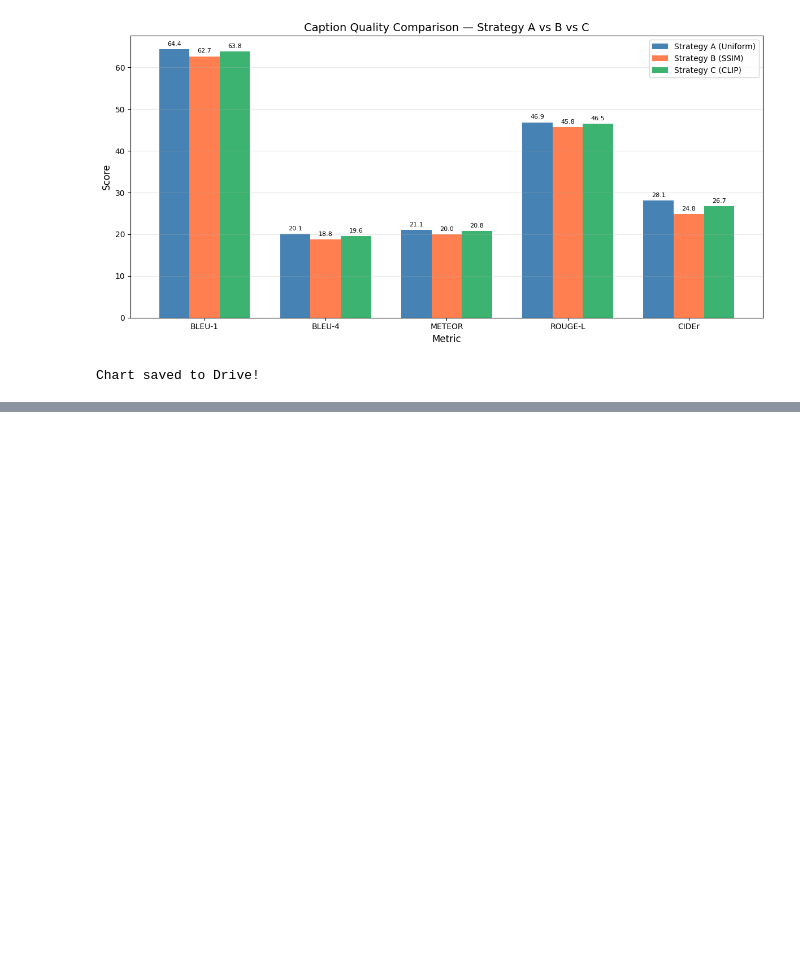
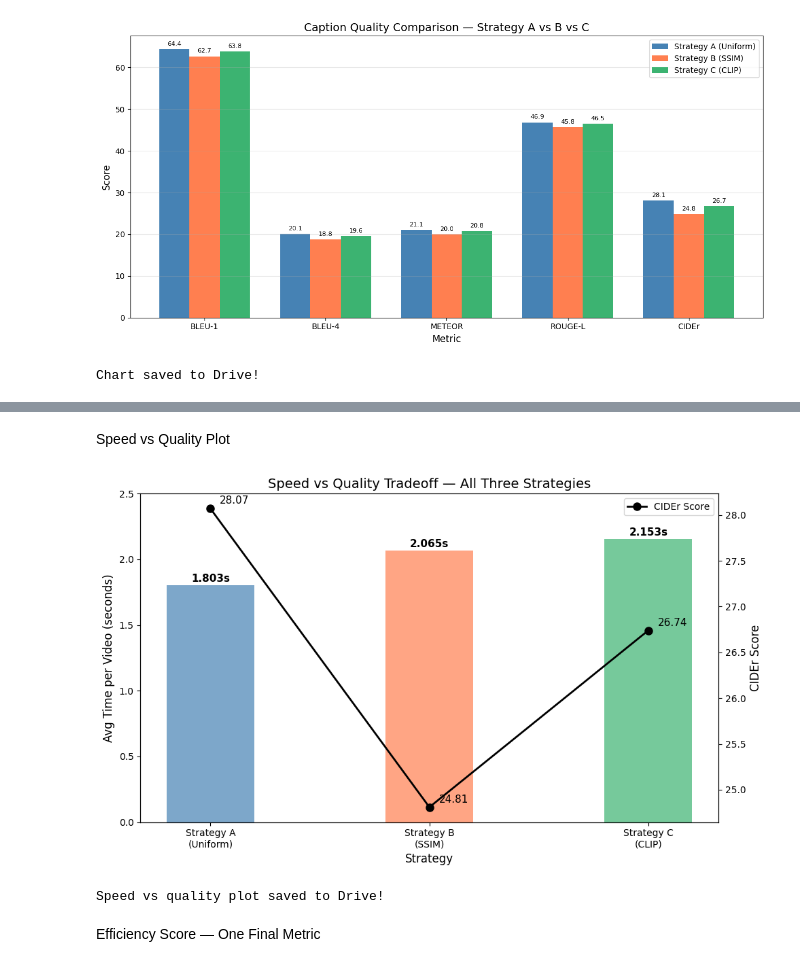
Before and after one commit to ajsarsva/video-captioning-thesis, a Jupyter notebook: notebooks/day17_evaluation.ipynb, the cells around one changed output, grey strips where cells are left out. Saved outputs shown, nothing was run; the diff lists cells and outputs as text; code cells hidden in the pictures; blank space fills up the shorter version.

```diff
--- a/notebooks/day17_evaluation.ipynb
+++ b/notebooks/day17_evaluation.ipynb
@@ -293,0 +338,47 @@ Chart saved to Drive!
+# %% [markdown]
+Speed vs Quality Plot
+# %%
+fig, ax1 = plt.subplots(figsize=(10, 6))
+
+x = np.arange(3)
+strategy_labels = ['Strategy A\n(Uniform)', 'Strategy B\n(SSIM)', 'Strategy C\n(CLIP)']
+times = [timing[s]['avg_time_per_video_seconds'] for s in strategies]
+ciders = [scores[s]['CIDEr'] for s in strategies]
+colors = ['steelblue', 'coral', 'mediumseagreen']
+
+# Bar chart for time
+bars = ax1.bar(x, times, color=colors, alpha=0.7, width=0.4)
+ax1.set_xlabel('Strategy', fontsize=12)
+ax1.set_ylabel('Avg Time per Video (seconds)', fontsize=12, color='black')
+ax1.set_xticks(x)
+ax1.set_xticklabels(strategy_labels)
+
+# Add time labels on bars
+for bar, t in zip(bars, times):
+    ax1.text(bar.get_x() + bar.get_width()/2, bar.get_height() + 0.01,
+             f'{t:.3f}s', ha='center', va='bottom', fontsize=11, fontweight='bold')
+
+# Line chart for CIDEr on second y-axis
+ax2 = ax1.twinx()
+ax2.plot(x, ciders, 'ko-', linewidth=2, markersize=8, label='CIDEr Score')
+ax2.set_ylabel('CIDEr Score', fontsize=12, color='black')
+
+# Add CIDEr labels
+for i, (xi, c) in enumerate(zip(x, ciders)):
+    ax2.annotate(f'{c:.2f}', xy=(xi, c), xytext=(10, 5),
+                textcoords='offset points', fontsize=11, color='black')
+
+ax1.set_title('Speed vs Quality Tradeoff — All Three Strategies', fontsize=14)
+ax2.legend(loc='upper right')
+ax1.set_ylim(0, 2.5)
+
+plt.tight_layout()
+plt.savefig('/content/drive/MyDrive/thesis-data/figures/speed_vs_quality.png',
+            dpi=300, bbox_inches='tight')
+plt.show()
+print("Speed vs quality plot saved to Drive!")
+# %% [output]
+[figure, added]
+Speed vs quality plot saved to Drive!
+# %% [markdown]
+Efficiency Score — One Final Metric
```
Also changed, not shown: parts of 4 cells of this notebook.
